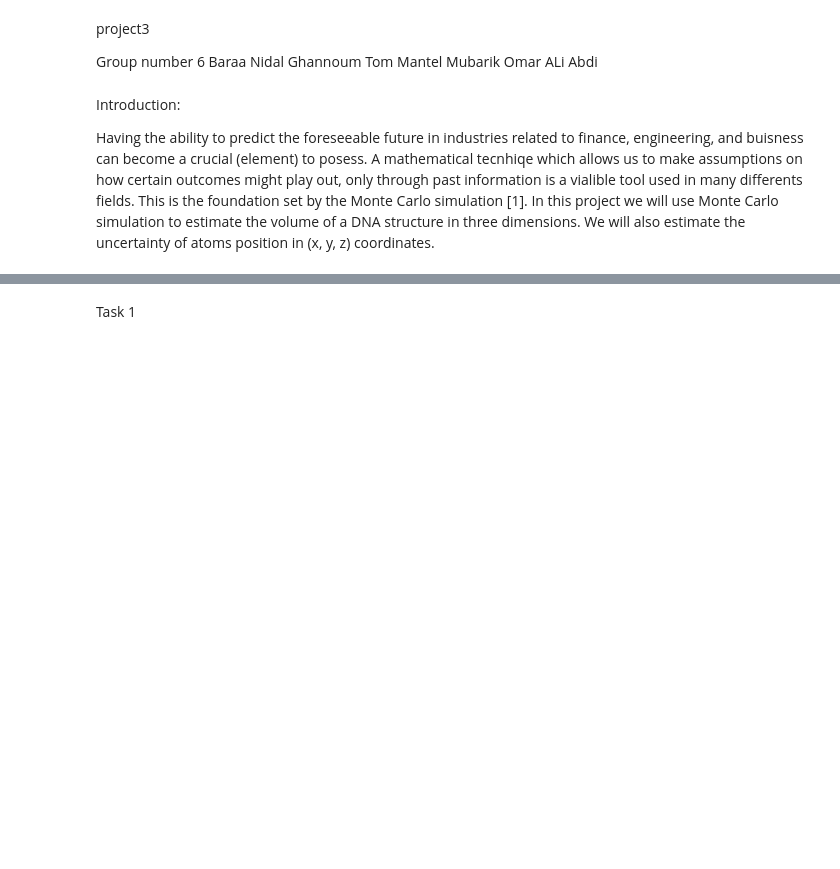
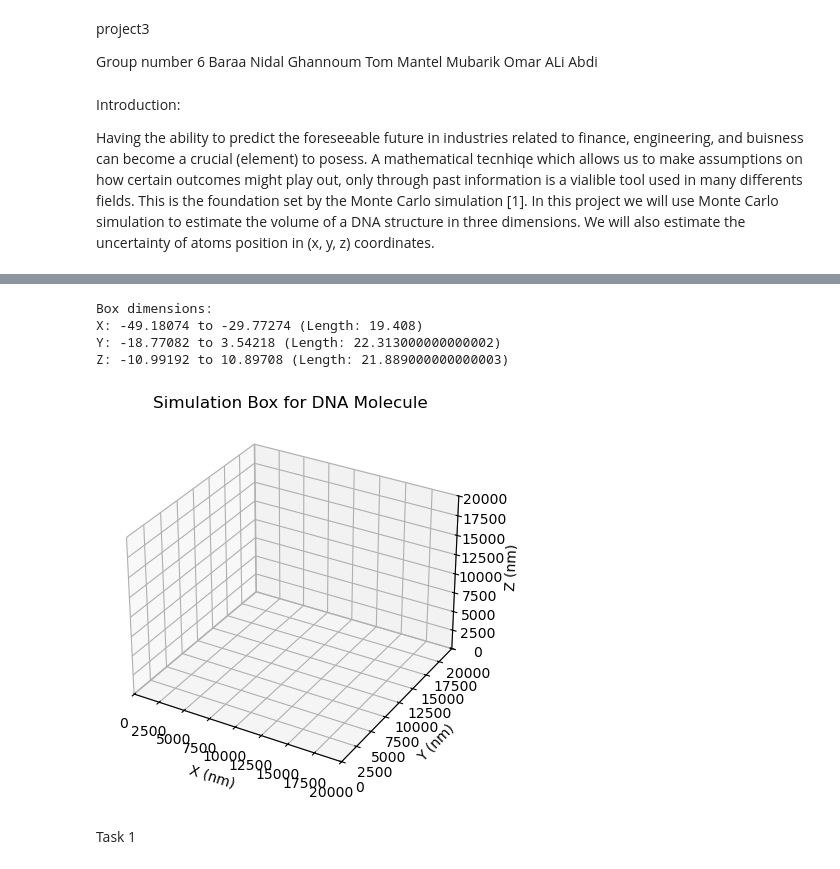
Before and after one commit to baraa-220/project3, a Jupyter notebook: project3.ipynb, the cells around one changed output, grey strips where cells are left out. Drawn from its saved outputs; the diff is of its cells as text; code cells hidden in the pictures; blank space fills up the shorter version.

```diff
--- a/project3.ipynb
+++ b/project3.ipynb
@@ -61,2 +22,80 @@ Topic 1
+# %%
+
+
+def calculate_dna_bounds(filename="dna_coords.txt"):
+    X_min, Y_min, Z_min = np.inf, np.inf, np.inf
+    X_max, Y_max, Z_max = -np.inf, -np.inf, -np.inf
+
+    try:
+        with open(filename, 'r') as f:
+            for line in f:
+                parts = line.split()
+                if len(parts) >= 4:  # Element + 3 coordinates
+                    try:
+                        x = float(parts[1])
+                        y = float(parts[2])
+                        z = float(parts[3])
+                        X_min = min(X_min, x)
+                        Y_min = min(Y_min, y)
+                        Z_min = min(Z_min, z)
+                        X_max = max(X_max, x)
+                        Y_max = max(Y_max, y)
+                        Z_max = max(Z_max, z)
+                    except ValueError:
+                        continue
+    except FileNotFoundError:
+        print(f"File {filename} not found.")
+        return None
+
+    if X_min == np.inf:
+        print("No valid coordinates found in the file.")
+        return None
+
+    return (X_min, X_max), (Y_min, Y_max), (Z_min, Z_max)
+
+
+# Call the function safely
+bounds = calculate_dna_bounds()
+
+if bounds is not None:
+    (X_min, X_max), (Y_min, Y_max), (Z_min, Z_max) = bounds
+
+    Buffer = 1.0  # Buffer distance in nm
+
+    BOX_X_MIN = X_min - Buffer
+    BOX_X_MAX = X_max + Buffer
+    BOX_Y_MIN = Y_min - Buffer
+    BOX_Y_MAX = Y_max + Buffer
+    BOX_Z_MIN = Z_min - Buffer
+    BOX_Z_MAX = Z_max + Buffer
+
+    BOX_X_LENGTH = BOX_X_MAX - BOX_X_MIN
+    BOX_Y_LENGTH = BOX_Y_MAX - BOX_Y_MIN
+    BOX_Z_LENGTH = BOX_Z_MAX - BOX_Z_MIN
+
+    print("Box dimensions:")
+    print(f"X: {BOX_X_MIN} to {BOX_X_MAX} (Length: {BOX_X_LENGTH})")
+    print(f"Y: {BOX_Y_MIN} to {BOX_Y_MAX} (Length: {BOX_Y_LENGTH})")
+    print(f"Z: {BOX_Z_MIN} to {BOX_Z_MAX} (Length: {BOX_Z_LENGTH})")
+else:
+    print("Cannot calculate box dimensions because DNA coordinates are missing.")
+# %% [output]
+Box dimensions:
+X: -49.18074 to -29.77274 (Length: 19.408)
+Y: -18.77082 to 3.54218 (Length: 22.313000000000002)
+Z: -10.99192 to 10.89708 (Length: 21.889000000000003)
+# %%
+fig = plt.figure()
+ax = fig.add_subplot(111, projection='3d')
+ax.set_xlim([BOX_X_MIN, 20000])
+ax.set_ylim([BOX_Y_MIN, 20000])
+ax.set_zlim([BOX_Z_MIN, 20000])
+ax.set_xlabel('X (nm)')
+ax.set_ylabel('Y (nm)')
+ax.set_zlabel('Z (nm)')
+ax.set_title('Simulation Box for DNA Molecule')
+plt.show()
+# %% [output]
+[figure, added]
 # %% [markdown]
 Task 1
```
Also changed, not shown: parts of 20 cells of this notebook.
